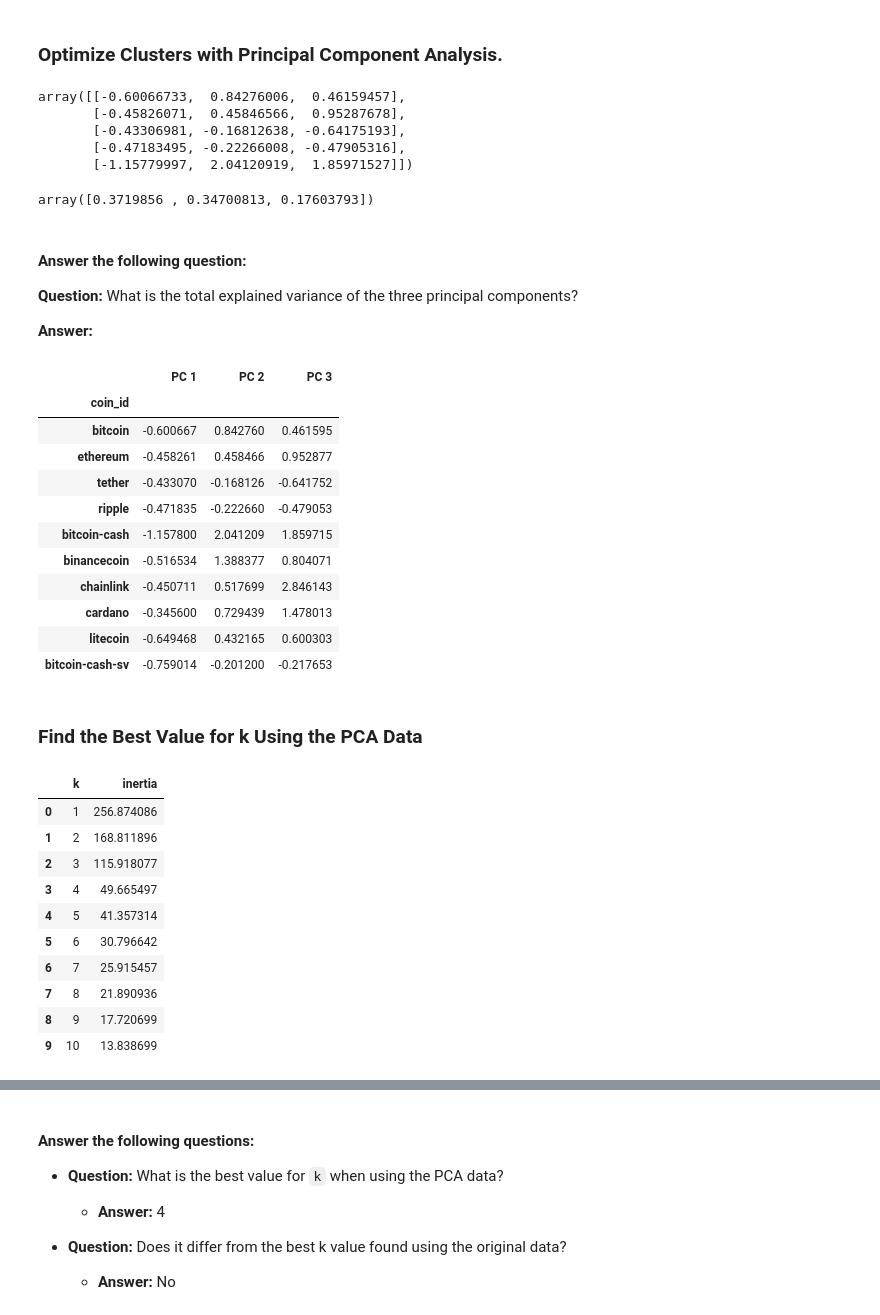
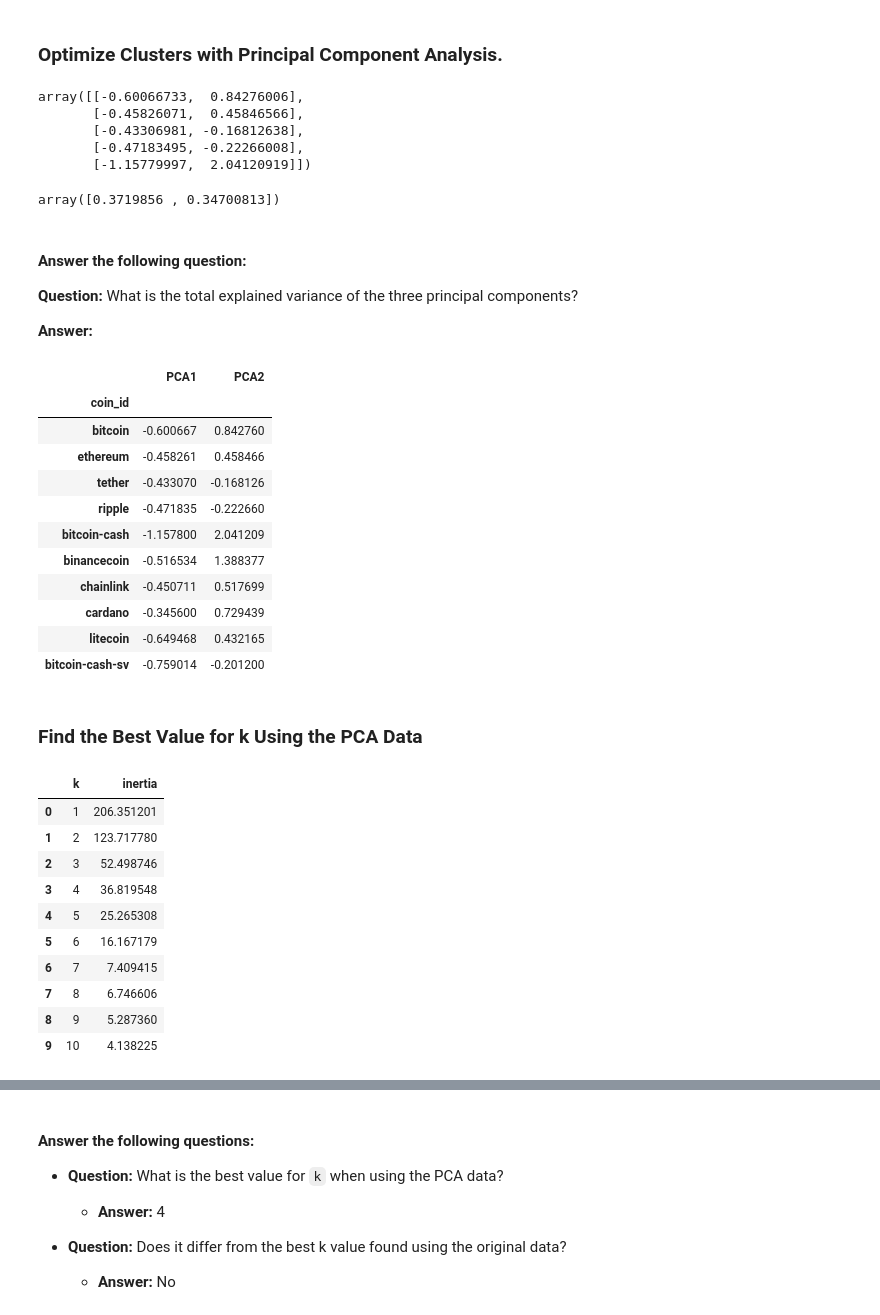
Before and after one commit to abhagwat6/CryptoClustering, a Jupyter notebook: Crypto_Clustering.ipynb, the cells around one changed output, grey strips where cells are left out. Cells and saved outputs as stored; diff of their text form; code cells hidden in the pictures.

```diff
--- a/Crypto_Clustering.ipynb
+++ b/Crypto_Clustering.ipynb
@@ -203,7 +203,7 @@ clustered_df.plot.scatter(x="price_change_percentage_24h", y="price_change_perce
 ### Optimize Clusters with Principal Component Analysis.
 # %%
 # Create a PCA model instance and set `n_components=3`.
-pca = PCA(n_components=3)
+pca = PCA(n_components=2)
 # %%
 # Use the PCA model with `fit_transform` on the original scaled DataFrame to reduce to three principal components.
 market_data_pca = pca.fit_transform(market_data_scaled_df)
@@ -211,17 +211,17 @@ market_data_pca = pca.fit_transform(market_data_scaled_df)
 # View the first five rows of the DataFrame.
 market_data_pca[:5]
 # %% [output]
-array([[-0.60066733,  0.84276006,  0.46159457],
-       [-0.45826071,  0.45846566,  0.95287678],
-       [-0.43306981, -0.16812638, -0.64175193],
-       [-0.47183495, -0.22266008, -0.47905316],
-       [-1.15779997,  2.04120919,  1.85971527]])
+array([[-0.60066733,  0.84276006],
+       [-0.45826071,  0.45846566],
+       [-0.43306981, -0.16812638],
+       [-0.47183495, -0.22266008],
+       [-1.15779997,  2.04120919]])
 # %%
 # Retrieve the explained variance to determine how much information  can be attributed to each principal component.
 explained_variance = pca.explained_variance_ratio_
 explained_variance
 # %% [output]
-array([0.3719856 , 0.34700813, 0.17603793])
+array([0.3719856 , 0.34700813])
 # %% [markdown]
 #### Answer the following question:
 
@@ -231,31 +231,31 @@ array([0.3719856 , 0.34700813, 0.17603793])
 # %%
 # Create a new DataFrame with the PCA data.
 # Note: The code for this step is provided for you
 
 # Creating a DataFrame with the PCA data
-pca_df = pd.DataFrame(data=market_data_pca, columns=["PC 1", "PC 2", "PC 3"], index=market_data_df.index)
+pca_df = pd.DataFrame(data=market_data_pca, columns=["PCA1", "PCA2"], index=market_data_df.index)
 
 # Copy the crypto names from the original data
 pca_df = pca_df.copy()
 
 # Set the coinid column as index
 pca_df.index = market_data_df.index
 
 # Display sample data
 pca_df.head(10)
 # %% [output]
-|  | PC 1 | PC 2 | PC 3 |
-| coin_id |  |  |  |
-| bitcoin | -0.600667 | 0.842760 | 0.461595 |
-| ethereum | -0.458261 | 0.458466 | 0.952877 |
-| tether | -0.433070 | -0.168126 | -0.641752 |
-| ripple | -0.471835 | -0.222660 | -0.479053 |
-| bitcoin-cash | -1.157800 | 2.041209 | 1.859715 |
-| binancecoin | -0.516534 | 1.388377 | 0.804071 |
-| chainlink | -0.450711 | 0.517699 | 2.846143 |
-| cardano | -0.345600 | 0.729439 | 1.478013 |
-| litecoin | -0.649468 | 0.432165 | 0.600303 |
-| bitcoin-cash-sv | -0.759014 | -0.201200 | -0.217653 |
+|  | PCA1 | PCA2 |
+| coin_id |  |  |
+| bitcoin | -0.600667 | 0.842760 |
+| ethereum | -0.458261 | 0.458466 |
+| tether | -0.433070 | -0.168126 |
+| ripple | -0.471835 | -0.222660 |
+| bitcoin-cash | -1.157800 | 2.041209 |
+| binancecoin | -0.516534 | 1.388377 |
+| chainlink | -0.450711 | 0.517699 |
+| cardano | -0.345600 | 0.729439 |
+| litecoin | -0.649468 | 0.432165 |
+| bitcoin-cash-sv | -0.759014 | -0.201200 |
 # %% [markdown]
 ### Find the Best Value for k Using the PCA Data
 # %%
@@ -286,16 +286,16 @@ elbow_df_pca = pd.DataFrame(elbow_data_pca)
 elbow_df_pca
 # %% [output]
 |  | k | inertia |
-| 0 | 1 | 256.874086 |
-| 1 | 2 | 168.811896 |
-| 2 | 3 | 115.918077 |
-| 3 | 4 | 49.665497 |
-| 4 | 5 | 41.357314 |
-| 5 | 6 | 30.796642 |
-| 6 | 7 | 25.915457 |
-| 7 | 8 | 21.890936 |
-| 8 | 9 | 17.720699 |
-| 9 | 10 | 13.838699 |
+| 0 | 1 | 206.351201 |
+| 1 | 2 | 123.717780 |
+| 2 | 3 | 52.498746 |
+| 3 | 4 | 36.819548 |
+| 4 | 5 | 25.265308 |
+| 5 | 6 | 16.167179 |
+| 6 | 7 | 7.409415 |
+| 7 | 8 | 6.746606 |
+| 8 | 9 | 5.287360 |
+| 9 | 10 | 4.138225 |
 # %%
 # Plot a line chart with all the inertia values computed with
 # the different values of k to visually identify the optimal value for k.
```
Also changed, not shown: parts of 7 cells of this notebook.
